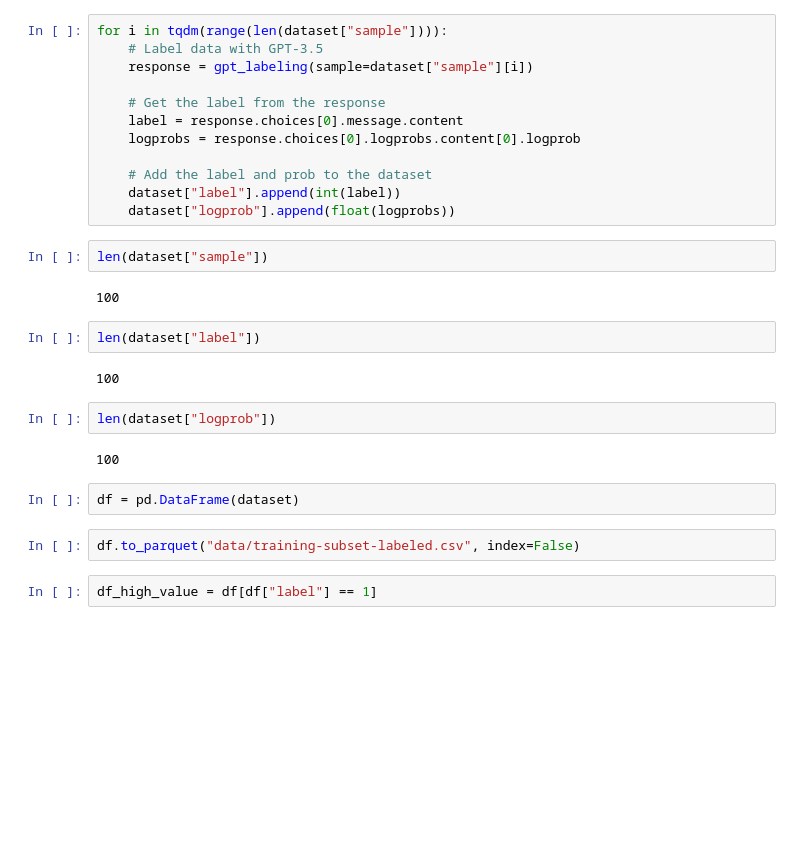
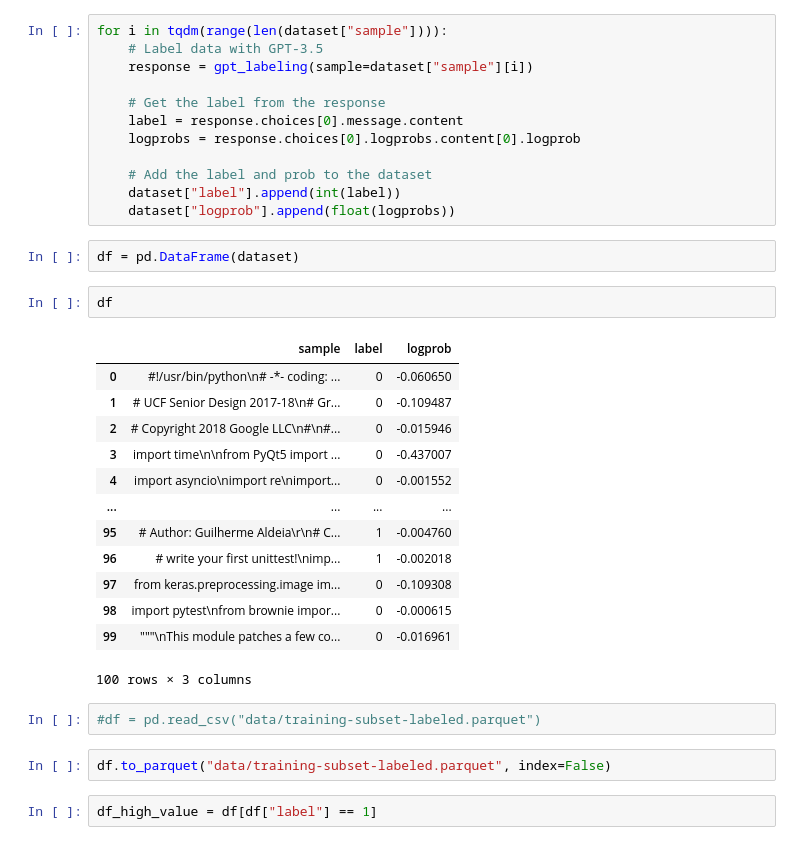
Before and after one commit to LeonardPuettmann/-pytorch-phi-paper-implementation, a Jupyter notebook: notebook.ipynb, the cells around one changed output. Drawn from its saved outputs; the diff is of its cells as text; blank space fills up the shorter version.

```diff
--- a/notebook.ipynb
+++ b/notebook.ipynb
@@ -188,22 +152,28 @@ for i in tqdm(range(len(dataset["sample"]))):
     # Add the label and prob to the dataset
     dataset["label"].append(int(label))
     dataset["logprob"].append(float(logprobs))
-# %%
-len(dataset["sample"])
-# %% [output]
-100
-# %%
-len(dataset["label"])
-# %% [output]
-100
-# %%
-len(dataset["logprob"])
-# %% [output]
-100
 # %%
 df = pd.DataFrame(dataset)
+# %%
+df
+# %% [output]
+|  | sample | label | logprob |
+| 0 | #!/usr/bin/python\n# -*- coding: ... | 0 | -0.060650 |
+| 1 | # UCF Senior Design 2017-18\n# Gr... | 0 | -0.109487 |
+| 2 | # Copyright 2018 Google LLC\n#\n#... | 0 | -0.015946 |
+| 3 | import time\n\nfrom PyQt5 import ... | 0 | -0.437007 |
+| 4 | import asyncio\nimport re\nimport... | 0 | -0.001552 |
+| ... | ... | ... | ... |
+| 95 | # Author: Guilherme Aldeia\r\n# C... | 1 | -0.004760 |
+| 96 | # write your first unittest!\nimp... | 1 | -0.002018 |
+| 97 | from keras.preprocessing.image im... | 0 | -0.109308 |
+| 98 | import pytest\nfrom brownie impor... | 0 | -0.000615 |
+| 99 | """\nThis module patches a few co... | 0 | -0.016961 |
+100 rows × 3 columns
+# %%
+#df = pd.read_csv("data/training-subset-labeled.parquet")
 # %%
-df.to_parquet("data/training-subset-labeled.csv", index=False)
+df.to_parquet("data/training-subset-labeled.parquet", index=False)
 # %%
 df_high_value = df[df["label"] == 1]
 # %% [markdown]
```
Also changed, not shown: parts of 8 cells of this notebook, 2 other files.
